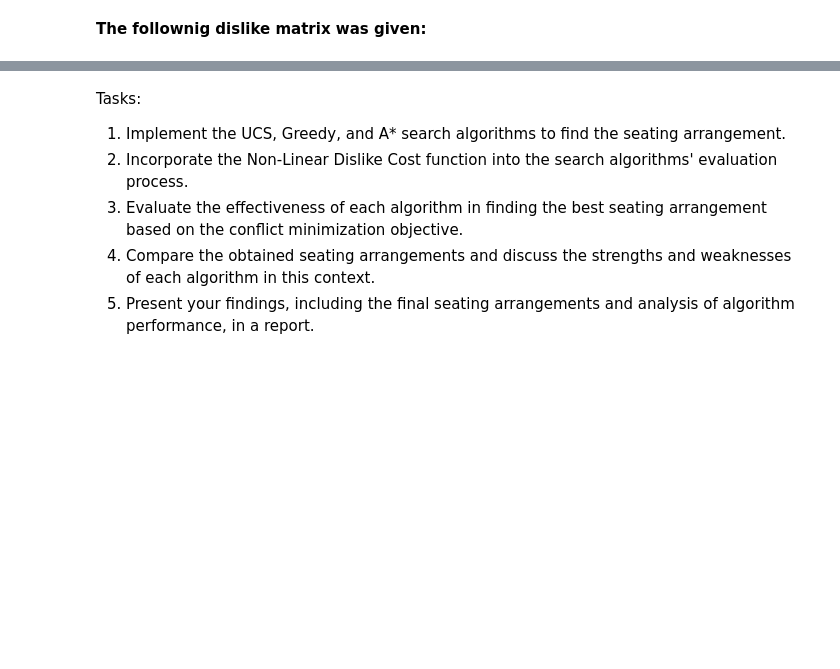
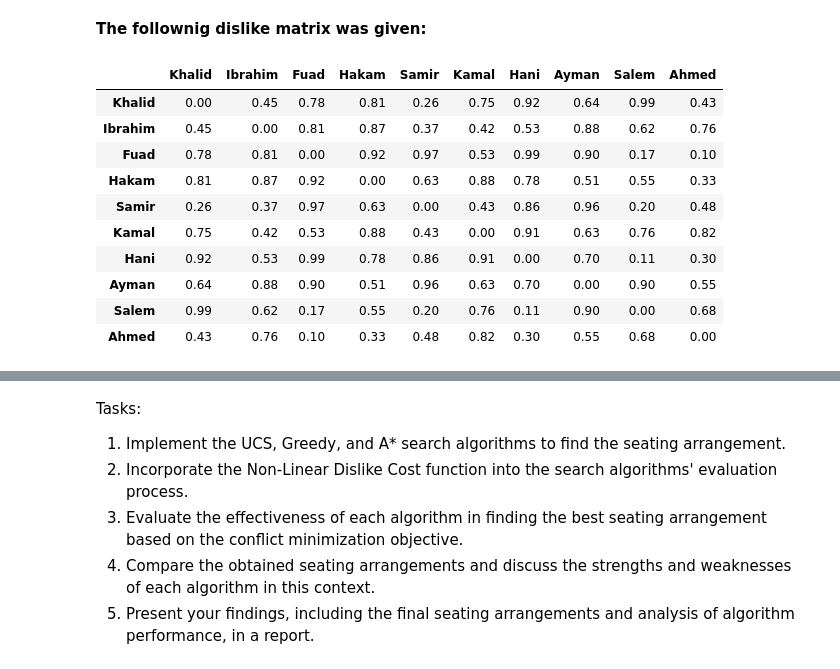
Before and after one commit to sondosaabed/Round-Table-Seating-Arrangement-Search-and-Heuristic, a Jupyter notebook: A1.ipynb, the cells around one changed output, grey strips where cells are left out. Saved outputs shown, nothing was run; the diff lists cells and outputs as text; code cells hidden in the pictures; blank space fills up the shorter version.

```diff
--- a/A1.ipynb
+++ b/A1.ipynb
@@ -196,0 +198,15 @@ compare_results(start_person, dislike_matrix, heurestic_function)
+# %%
+df_dislike = pd.DataFrame.from_dict(dislike_matrix, orient='index')
+df_dislike
+# %% [output]
+|  | Khalid | Ibrahim | Fuad | Hakam | Samir | Kamal | Hani | Ayman | Salem | Ahmed |
+| Khalid | 0.00 | 0.45 | 0.78 | 0.81 | 0.26 | 0.75 | 0.92 | 0.64 | 0.99 | 0.43 |
+| Ibrahim | 0.45 | 0.00 | 0.81 | 0.87 | 0.37 | 0.42 | 0.53 | 0.88 | 0.62 | 0.76 |
+| Fuad | 0.78 | 0.81 | 0.00 | 0.92 | 0.97 | 0.53 | 0.99 | 0.90 | 0.17 | 0.10 |
+| Hakam | 0.81 | 0.87 | 0.92 | 0.00 | 0.63 | 0.88 | 0.78 | 0.51 | 0.55 | 0.33 |
+| Samir | 0.26 | 0.37 | 0.97 | 0.63 | 0.00 | 0.43 | 0.86 | 0.96 | 0.20 | 0.48 |
+| Kamal | 0.75 | 0.42 | 0.53 | 0.88 | 0.43 | 0.00 | 0.91 | 0.63 | 0.76 | 0.82 |
+| Hani | 0.92 | 0.53 | 0.99 | 0.78 | 0.86 | 0.91 | 0.00 | 0.70 | 0.11 | 0.30 |
+| Ayman | 0.64 | 0.88 | 0.90 | 0.51 | 0.96 | 0.63 | 0.70 | 0.00 | 0.90 | 0.55 |
+| Salem | 0.99 | 0.62 | 0.17 | 0.55 | 0.20 | 0.76 | 0.11 | 0.90 | 0.00 | 0.68 |
+| Ahmed | 0.43 | 0.76 | 0.10 | 0.33 | 0.48 | 0.82 | 0.30 | 0.55 | 0.68 | 0.00 |
```
Also changed, not shown: parts of 17 cells of this notebook.
